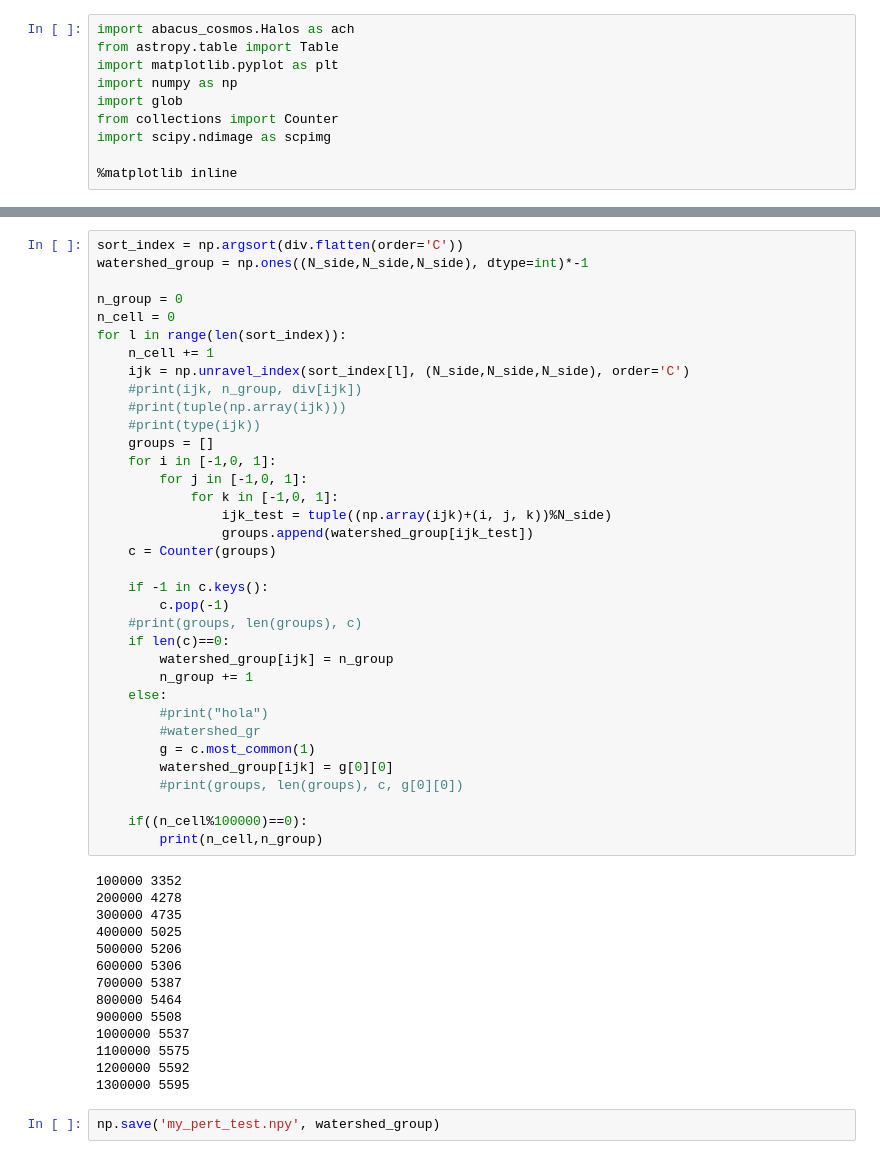
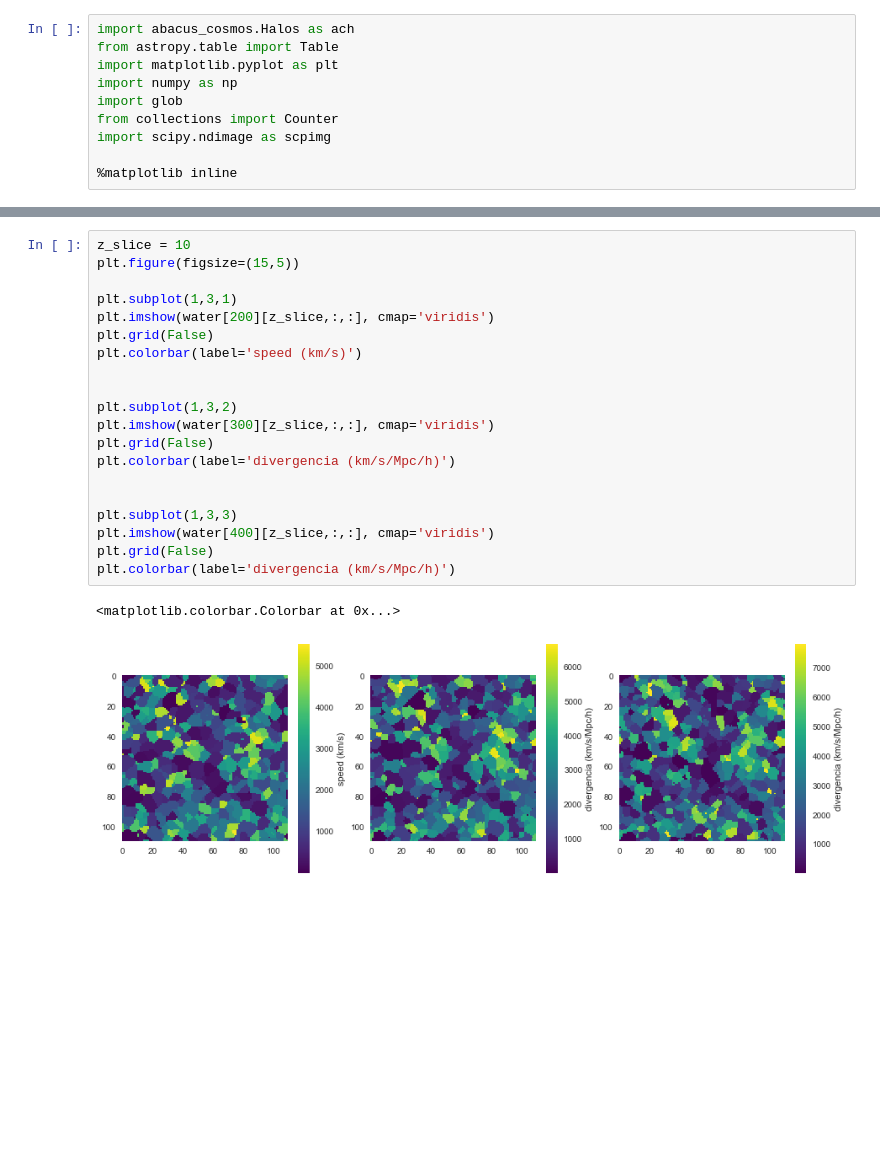
Before and after one commit to forero/abacus, a Jupyter notebook: nb/velocity_fields.ipynb, the cells around one changed output, grey strips where cells are left out. Saved outputs shown, nothing was run; the diff lists cells and outputs as text; blank space fills up the shorter version.

```diff
--- a/nb/velocity_fields.ipynb
+++ b/nb/velocity_fields.ipynb
@@ -149,52 +44,24 @@ plt.colorbar(label='divergencia (km/s/Mpc/h)')
-# %%
-sort_index = np.argsort(div.flatten(order='C'))
-watershed_group = np.ones((N_side,N_side,N_side), dtype=int)*-1
-
-n_group = 0
-n_cell = 0
-for l in range(len(sort_index)):
-    n_cell += 1
-    ijk = np.unravel_index(sort_index[l], (N_side,N_side,N_side), order='C')
-    #print(ijk, n_group, div[ijk])
-    #print(tuple(np.array(ijk)))
-    #print(type(ijk))
-    groups = []
-    for i in [-1,0, 1]:
-        for j in [-1,0, 1]:
-            for k in [-1,0, 1]:
-                ijk_test = tuple((np.array(ijk)+(i, j, k))%N_side)
-                groups.append(watershed_group[ijk_test])
-    c = Counter(groups)
-
-    if -1 in c.keys():
-        c.pop(-1)
-    #print(groups, len(groups), c)
-    if len(c)==0:
-        watershed_group[ijk] = n_group
-        n_group += 1
-    else:
-        #print("hola")
-        #watershed_gr
-        g = c.most_common(1)
-        watershed_group[ijk] = g[0][0]
-        #print(groups, len(groups), c, g[0][0])
-
-    if((n_cell%100000)==0):
-        print(n_cell,n_group)
-# %% [output]
-100000 3352
-200000 4278
-300000 4735
-400000 5025
-500000 5206
-600000 5306
-700000 5387
-800000 5464
-900000 5508
-1000000 5537
-1100000 5575
-1200000 5592
-1300000 5595
-# %%
-np.save('my_pert_test.npy', watershed_group)
+# %%
+z_slice = 10
+plt.figure(figsize=(15,5))
+
+plt.subplot(1,3,1)
+plt.imshow(water[200][z_slice,:,:], cmap='viridis')
+plt.grid(False)
+plt.colorbar(label='speed (km/s)')
+
+
+plt.subplot(1,3,2)
+plt.imshow(water[300][z_slice,:,:], cmap='viridis')
+plt.grid(False)
+plt.colorbar(label='divergencia (km/s/Mpc/h)')
+
+
+plt.subplot(1,3,3)
+plt.imshow(water[400][z_slice,:,:], cmap='viridis')
+plt.grid(False)
+plt.colorbar(label='divergencia (km/s/Mpc/h)')
+# %% [output]
+<matplotlib.colorbar.Colorbar at 0x...>
+[figure, added]
 # %%
```
Also changed, not shown: parts of 33 cells of this notebook.
